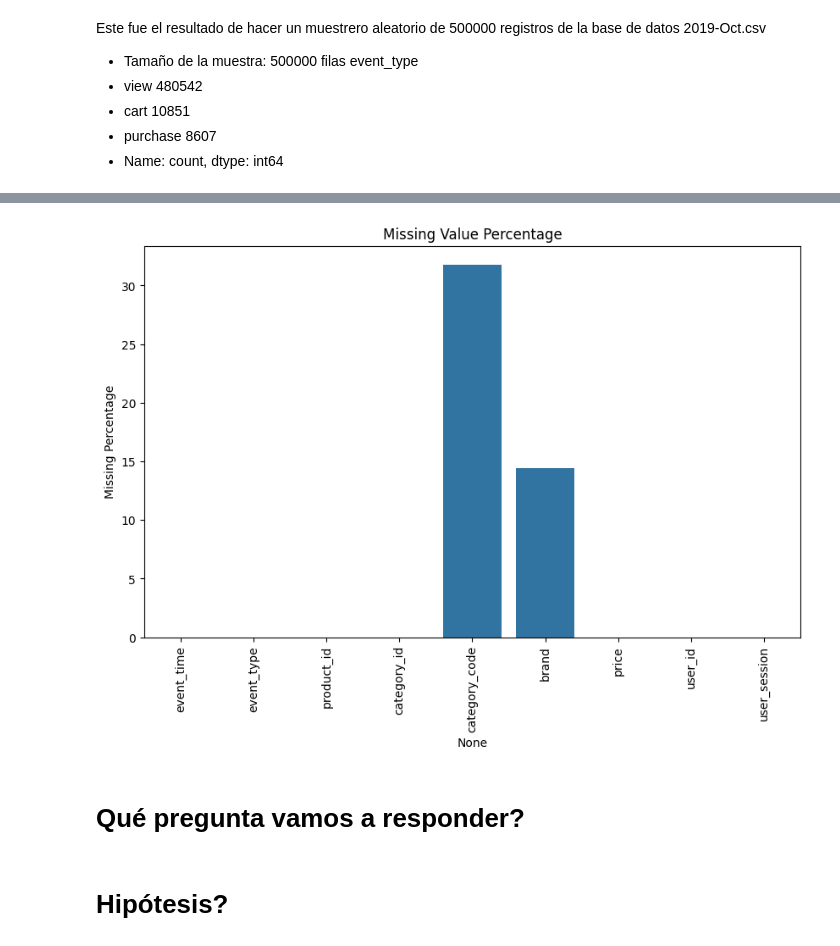
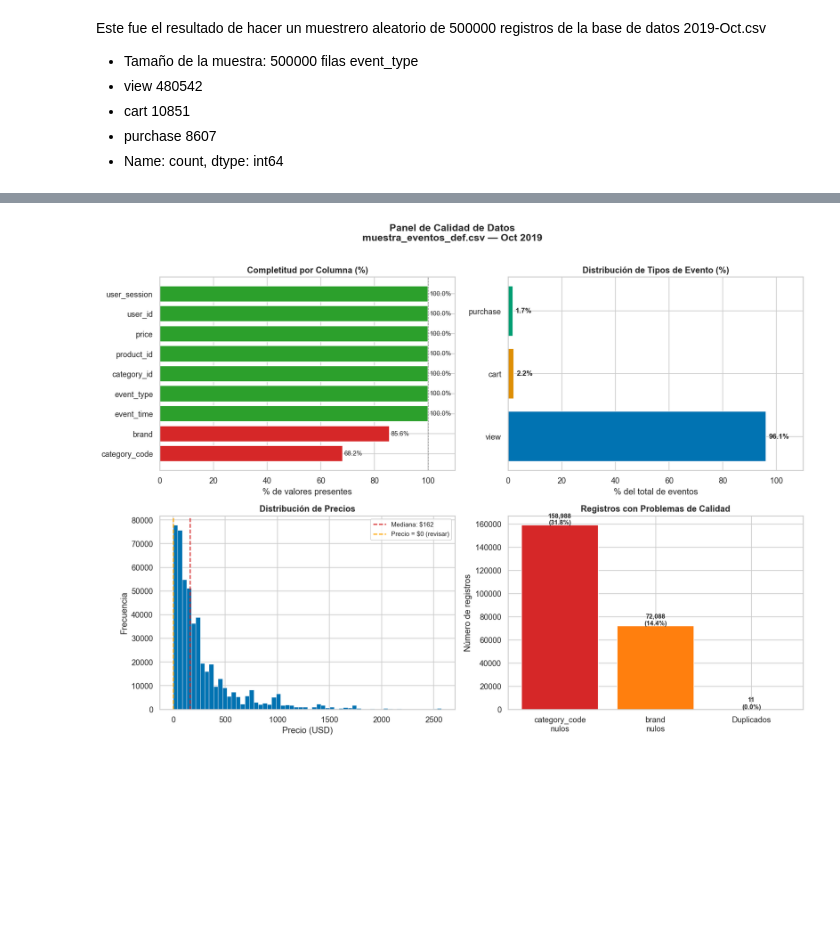
Before and after one commit to HeiderZapata/taller_visualiza_datos, a Jupyter notebook: taller 2.ipynb, the cells around one changed output, grey strips where cells are left out. Drawn from its saved outputs; the diff is of its cells as text; code cells hidden in the pictures; blank space fills up the shorter version.

```diff
--- a/taller 2.ipynb
+++ b/taller 2.ipynb
@@ -64,5 +144,3 @@ event_type
 # %%
-df_muestra = pd.read_csv("./raw/muestra_eventos_def.csv")
-print(df_muestra.shape)
 df_muestra.head()
 # %% [output]
@@ -104,22 +213,62 @@ dtype: object
 # %%
-missing_values = df_muestra.isnull().sum()
+fig, axes = plt.subplots(2, 2, figsize=(14, 10))
+fig.suptitle('Panel de Calidad de Datos\nmuestra_eventos_def.csv — Oct 2019',
+             fontsize=14, fontweight='bold', y=1.01)
 
-missing_percentage = (df_muestra.isnull().sum() / len(df_muestra)) * 100
+# ── Gráfico 1 (arriba izquierda): Completitud por columna ────────────────────
+completitud = (df_muestra.notnull().sum() / len(df_muestra) * 100).sort_values()
+colores_comp = ['#d62728' if v < 90 else '#2ca02c' for v in completitud]
 
-missing_df = pd.DataFrame({
-    'Missing Values': missing_values,
-    'Missing Percentage': missing_percentage
-})
+axes[0, 0].barh(completitud.index, completitud.values, color=colores_comp)
+axes[0, 0].set_xlim(0, 110)
+axes[0, 0].axvline(100, color='gray', linestyle='--', linewidth=0.8)
+axes[0, 0].set_title('Completitud por Columna (%)', fontweight='bold')
+axes[0, 0].set_xlabel('% de valores presentes')
+for i, v in enumerate(completitud.values):
+    axes[0, 0].text(v + 0.5, i, f'{v:.1f}%', va='center', fontsize=9)
 
-print(missing_df.sort_values(by='Missing Percentage', ascending=False))
+# ── Gráfico 2 (arriba derecha): Distribución de eventos ─────────────────────
+event_counts = df_muestra['event_type'].value_counts()
+event_pct = (event_counts / len(df_muestra) * 100).round(2)
 
-# Visualization
-plt.figure(figsize=(10,6))
-sns.barplot(
-    x=missing_df.index,
-    y=missing_df['Missing Percentage']
-)
-plt.xticks(rotation=90)
-plt.title("Missing Value Percentage")
+bars = axes[0, 1].barh(event_pct.index, event_pct.values,
+                        color=sns.color_palette('colorblind', 3))
+axes[0, 1].set_xlim(0, 110)
+axes[0, 1].set_title('Distribución de Tipos de Evento (%)', fontweight='bold')
+axes[0, 1].set_xlabel('% del total de eventos')
+
+for bar, val in zip(bars, event_pct.values):
+    axes[0, 1].text(bar.get_width() + 1, bar.get_y() + bar.get_height()/2,
+                    f'{val:.1f}%', va='center', fontsize=10, fontweight='bold')
+
+# ── Gráfico 3 (abajo izquierda): Distribución de precios ────────────────────
+axes[1, 0].hist(df_muestra['price'], bins=60, color=sns.color_palette('colorblind')[0],
+                edgecolor='white', linewidth=0.4)
+axes[1, 0].axvline(df_muestra['price'].median(), color='#d62728', linestyle='--',
+                   linewidth=1.5, label=f"Mediana: ${df_muestra['price'].median():.0f}")
+axes[1, 0].axvline(0, color='orange', linestyle='--',
+                   linewidth=1.5, label='Precio = $0 (revisar)')
+axes[1, 0].set_title('Distribución de Precios', fontweight='bold')
+axes[1, 0].set_xlabel('Precio (USD)')
+axes[1, 0].set_ylabel('Frecuencia')
+axes[1, 0].legend(fontsize=9)
+
+# ── Gráfico 4 (abajo derecha): Resumen de nulos y duplicados ────────────────
+problemas = {
+    'category_code\nnulos': 158988,
+    'brand\nnulos': 72088,
+    'Duplicados': 11
+}
+barras = axes[1, 1].bar(problemas.keys(), problemas.values(),
+                         color=['#d62728', '#ff7f0e', '#2ca02c'])
+axes[1, 1].set_title('Registros con Problemas de Calidad', fontweight='bold')
+axes[1, 1].set_ylabel('Número de registros')
+for bar, val in zip(barras, problemas.values()):
+    pct = val / len(df_muestra) * 100
+    axes[1, 1].text(bar.get_x() + bar.get_width()/2, bar.get_height() + 500,
+                    f'{val:,}\n({pct:.1f}%)', ha='center', fontsize=9, fontweight='bold')
+
+plt.tight_layout()
+plt.savefig('calidad_datos.png', bbox_inches='tight')
 plt.show()
 # %% [output]
@@ -136,5 +275 @@ user_session                0              0.0000
-[figure, old version]
+[figure, new version]
-# %% [markdown]
-# Qué pregunta vamos a responder?
-# %% [markdown]
-# Hipótesis?
```
Also changed, not shown: parts of 20 cells of this notebook, 1 other file.
